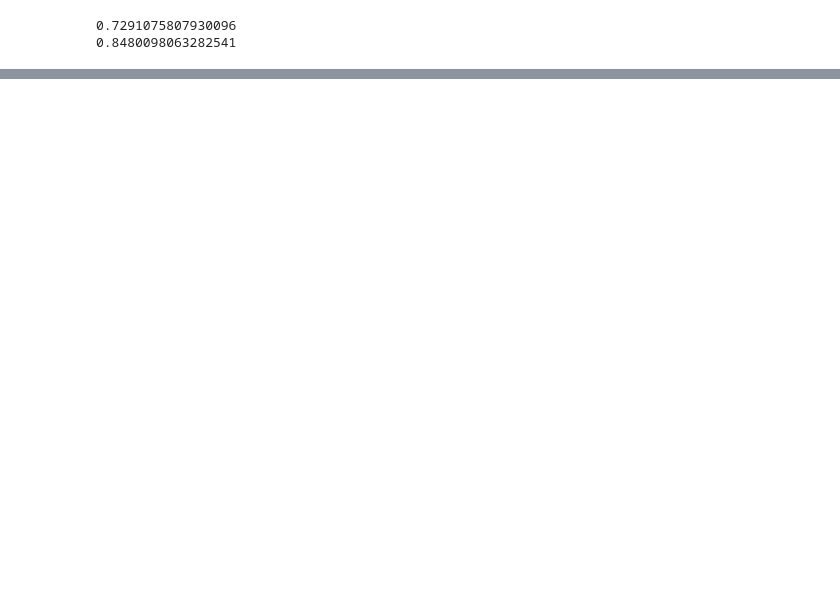
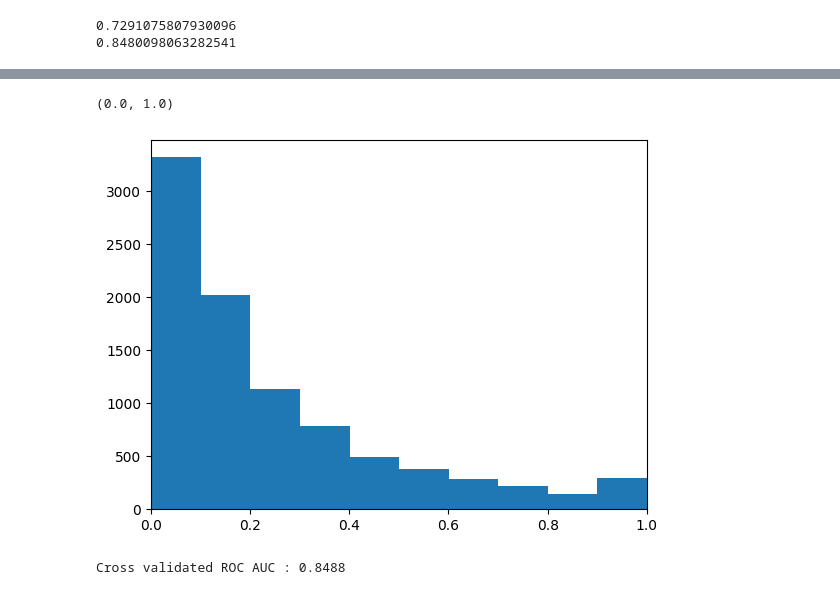
Before and after one commit to SHeywood8/dst-group-project-1, a Jupyter notebook: SheridanH/Regression-Tests.ipynb, the cells around one changed output, grey strips where cells are left out. Cells and saved outputs as stored; diff of their text form; code cells hidden in the pictures; blank space fills up the shorter version.

```diff
--- a/SheridanH/Regression-Tests.ipynb
+++ b/SheridanH/Regression-Tests.ipynb
@@ -238,0 +289,15 @@ print(auc(fpr2,tpr2))
+# %%
+y_pred1 = pipe.predict_proba(X_test)[:, 1]
+plt.hist(y_pred1,bins=10)
+plt.xlim(0,1)
+# %% [output]
+(0.0, 1.0)
+[figure, added]
+# %%
+from sklearn.model_selection import cross_val_score
+
+Cross_validated_ROC_AUC = cross_val_score(pipe, X_train, y_train.values.ravel(), cv=5, scoring='roc_auc').mean()
+
+print('Cross validated ROC AUC : {:.4f}'.format(Cross_validated_ROC_AUC))
+# %% [output]
+Cross validated ROC AUC : 0.8488
```
Also changed, not shown: parts of 17 cells of this notebook, 3 other files.
